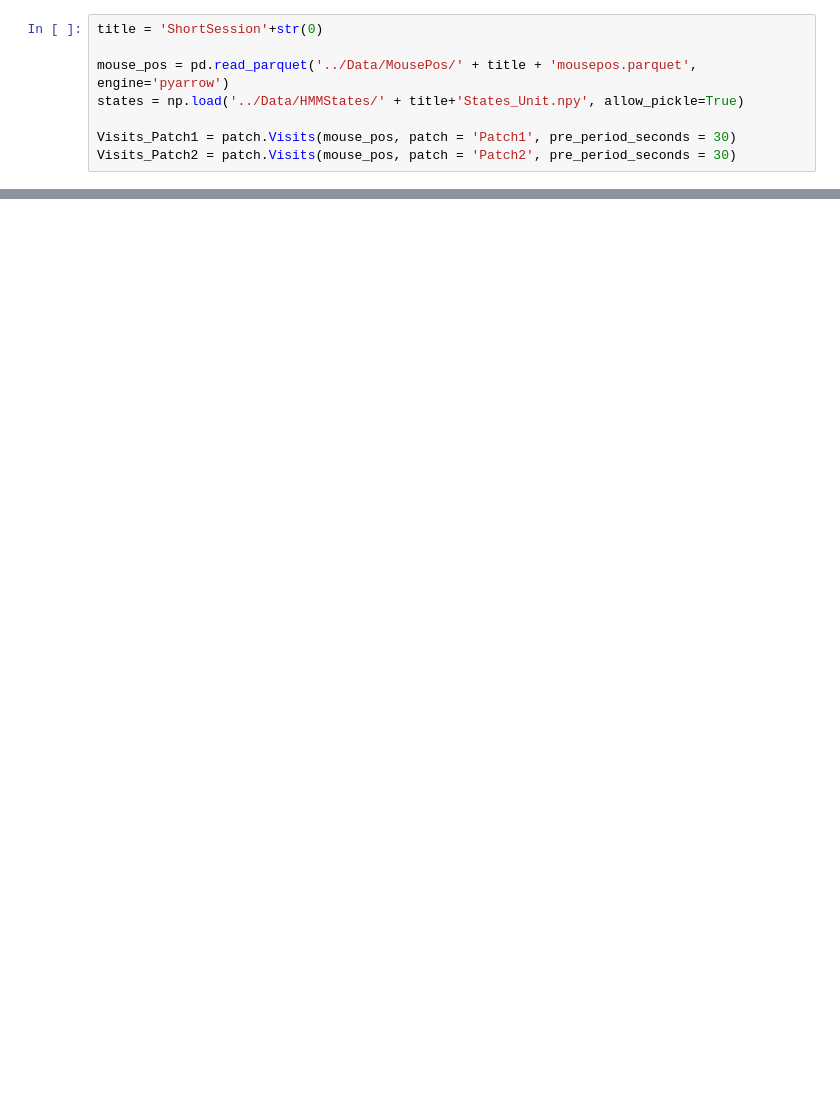
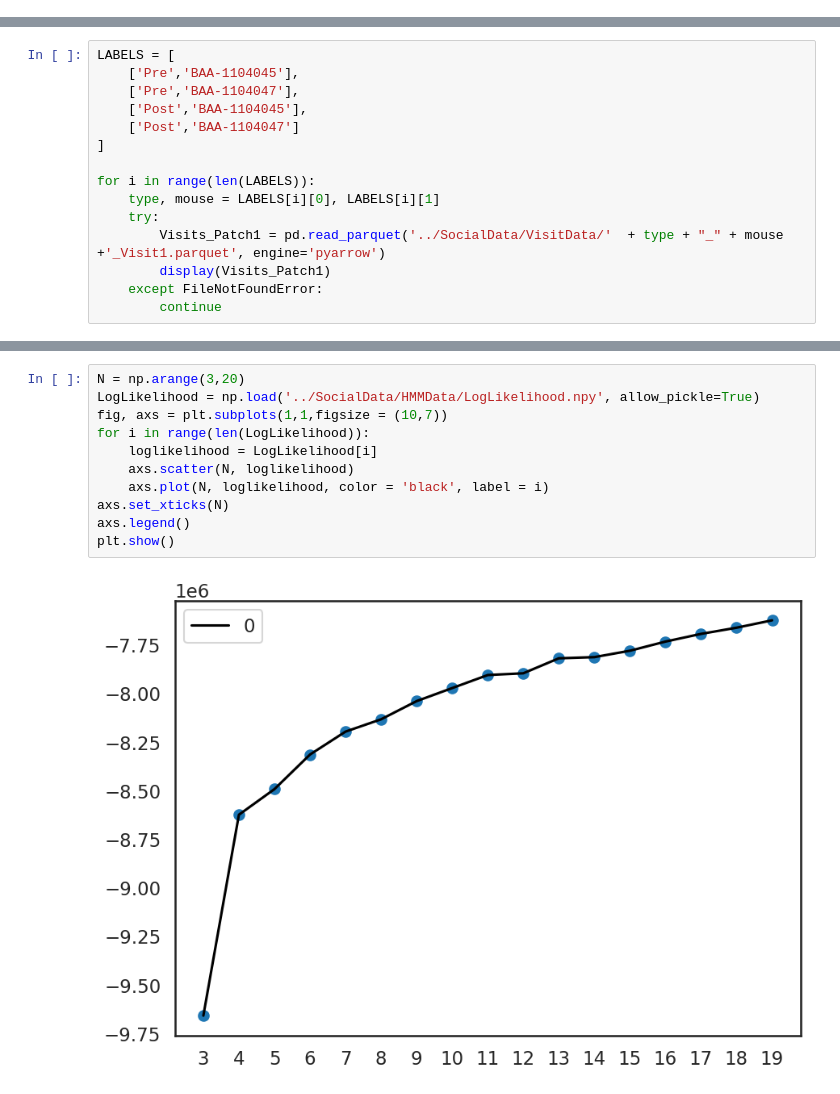
Before and after one commit to zimoli02/2023-2024-SURFiN-Foraging-Project, a Jupyter notebook: Scripts/test.ipynb, the cells around one changed output, grey strips where cells are left out. Saved outputs shown, nothing was run; the diff lists cells and outputs as text; blank space fills up the shorter version.

```diff
--- a/Scripts/test.ipynb
+++ b/Scripts/test.ipynb
@@ -89,8 +27,0 @@ pellets_patch1 = api.load(root, exp02.Patch1.DeliverPellet, start=start_time, en
-# %%
-title = 'ShortSession'+str(0)
-
-mouse_pos = pd.read_parquet('../Data/MousePos/' + title + 'mousepos.parquet', engine='pyarrow')
-states = np.load('../Data/HMMStates/' + title+'States_Unit.npy', allow_pickle=True)
-
-Visits_Patch1 = patch.Visits(mouse_pos, patch = 'Patch1', pre_period_seconds = 30)
-Visits_Patch2 = patch.Visits(mouse_pos, patch = 'Patch2', pre_period_seconds = 30)
@@ -134,0 +103,15 @@ for i in range(1,len(Visits)):
+# %%
+LABELS = [
+    ['Pre','BAA-1104045'],
+    ['Pre','BAA-1104047'],
+    ['Post','BAA-1104045'],
+    ['Post','BAA-1104047']
+]
+
+for i in range(len(LABELS)):
+    type, mouse = LABELS[i][0], LABELS[i][1]
+    try:
+        Visits_Patch1 = pd.read_parquet('../SocialData/VisitData/'  + type + "_" + mouse +'_Visit1.parquet', engine='pyarrow')
+        display(Visits_Patch1)
+    except FileNotFoundError:
+        continue
@@ -158,0 +206,13 @@ Name: start, dtype: datetime64[ns]
+# %%
+N = np.arange(3,20)
+LogLikelihood = np.load('../SocialData/HMMData/LogLikelihood.npy', allow_pickle=True)
+fig, axs = plt.subplots(1,1,figsize = (10,7))
+for i in range(len(LogLikelihood)):
+    loglikelihood = LogLikelihood[i]
+    axs.scatter(N, loglikelihood)
+    axs.plot(N, loglikelihood, color = 'black', label = i)
+axs.set_xticks(N)
+axs.legend()
+plt.show()
+# %% [output]
+[figure, added]
```
Also changed, not shown: parts of 28 cells of this notebook, 36 other files.
